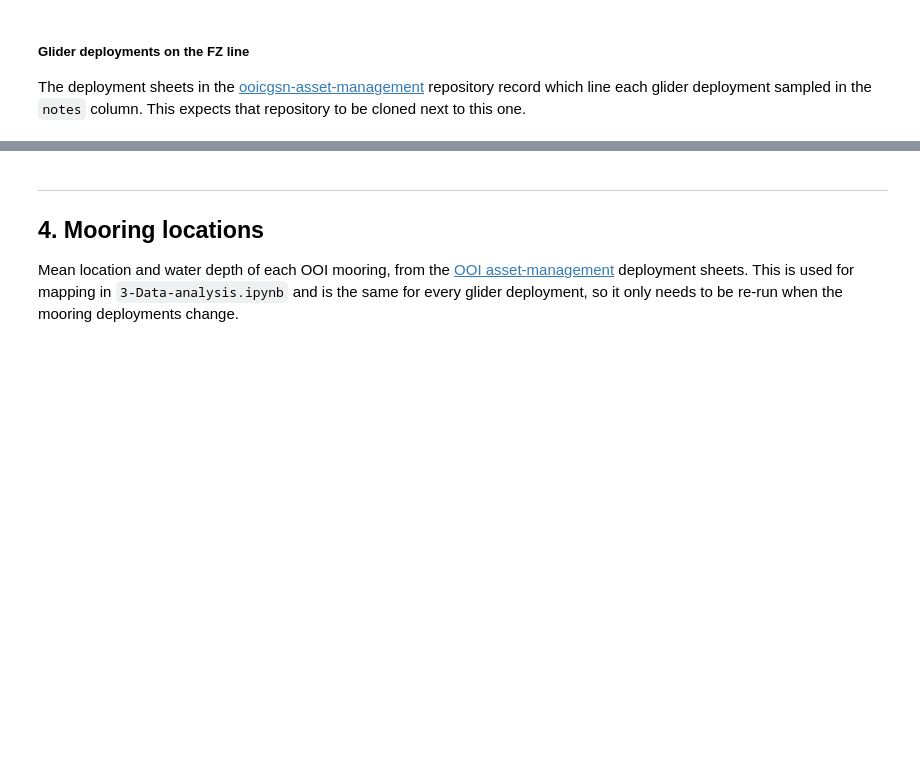
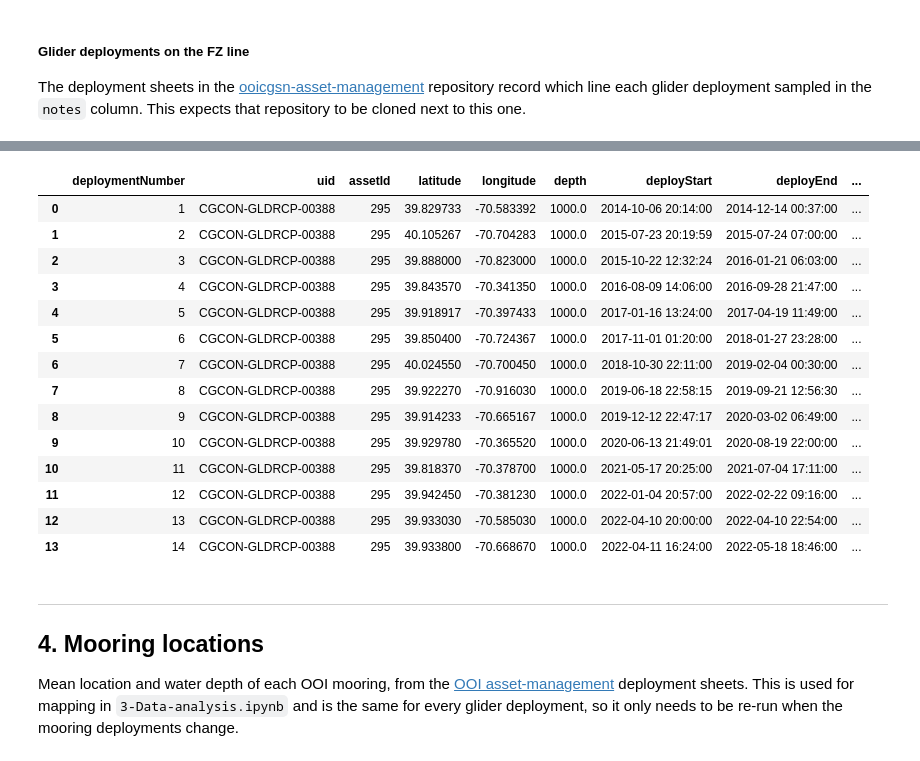
Before and after one commit to WHOIGit/ooicgsn_glider_dvl, a Jupyter notebook: notebooks/1-data-access-and-download.ipynb, the cells around one changed output, grey strips where cells are left out. Saved outputs shown, nothing was run; the diff lists cells and outputs as text; code cells hidden in the pictures; blank space fills up the shorter version.

```diff
--- a/notebooks/1-data-access-and-download.ipynb
+++ b/notebooks/1-data-access-and-download.ipynb
@@ -282,0 +477,18 @@ download_log[download_log['status'] == 'failed'][['glider_id', 'deploymentNumber
+# %%
+M2M.get_deployments('CP05MOAS-GL388-00-ENG000000')
+# %% [output]
+|  | deploymentNumber | uid | assetId | latitude | longitude | depth | deployStart | deployEnd | ... |
+| 0 | 1 | CGCON-GLDRCP-00388 | 295 | 39.829733 | -70.583392 | 1000.0 | 2014-10-06 20:14:00 | 2014-12-14 00:37:00 | ... |
+| 1 | 2 | CGCON-GLDRCP-00388 | 295 | 40.105267 | -70.704283 | 1000.0 | 2015-07-23 20:19:59 | 2015-07-24 07:00:00 | ... |
+| 2 | 3 | CGCON-GLDRCP-00388 | 295 | 39.888000 | -70.823000 | 1000.0 | 2015-10-22 12:32:24 | 2016-01-21 06:03:00 | ... |
+| 3 | 4 | CGCON-GLDRCP-00388 | 295 | 39.843570 | -70.341350 | 1000.0 | 2016-08-09 14:06:00 | 2016-09-28 21:47:00 | ... |
+| 4 | 5 | CGCON-GLDRCP-00388 | 295 | 39.918917 | -70.397433 | 1000.0 | 2017-01-16 13:24:00 | 2017-04-19 11:49:00 | ... |
+| 5 | 6 | CGCON-GLDRCP-00388 | 295 | 39.850400 | -70.724367 | 1000.0 | 2017-11-01 01:20:00 | 2018-01-27 23:28:00 | ... |
+| 6 | 7 | CGCON-GLDRCP-00388 | 295 | 40.024550 | -70.700450 | 1000.0 | 2018-10-30 22:11:00 | 2019-02-04 00:30:00 | ... |
+| 7 | 8 | CGCON-GLDRCP-00388 | 295 | 39.922270 | -70.916030 | 1000.0 | 2019-06-18 22:58:15 | 2019-09-21 12:56:30 | ... |
+| 8 | 9 | CGCON-GLDRCP-00388 | 295 | 39.914233 | -70.665167 | 1000.0 | 2019-12-12 22:47:17 | 2020-03-02 06:49:00 | ... |
+| 9 | 10 | CGCON-GLDRCP-00388 | 295 | 39.929780 | -70.365520 | 1000.0 | 2020-06-13 21:49:01 | 2020-08-19 22:00:00 | ... |
+| 10 | 11 | CGCON-GLDRCP-00388 | 295 | 39.818370 | -70.378700 | 1000.0 | 2021-05-17 20:25:00 | 2021-07-04 17:11:00 | ... |
+| 11 | 12 | CGCON-GLDRCP-00388 | 295 | 39.942450 | -70.381230 | 1000.0 | 2022-01-04 20:57:00 | 2022-02-22 09:16:00 | ... |
+| 12 | 13 | CGCON-GLDRCP-00388 | 295 | 39.933030 | -70.585030 | 1000.0 | 2022-04-10 20:00:00 | 2022-04-10 22:54:00 | ... |
+| 13 | 14 | CGCON-GLDRCP-00388 | 295 | 39.933800 | -70.668670 | 1000.0 | 2022-04-11 16:24:00 | 2022-05-18 18:46:00 | ... |
```
Also changed, not shown: parts of 17 cells of this notebook.
